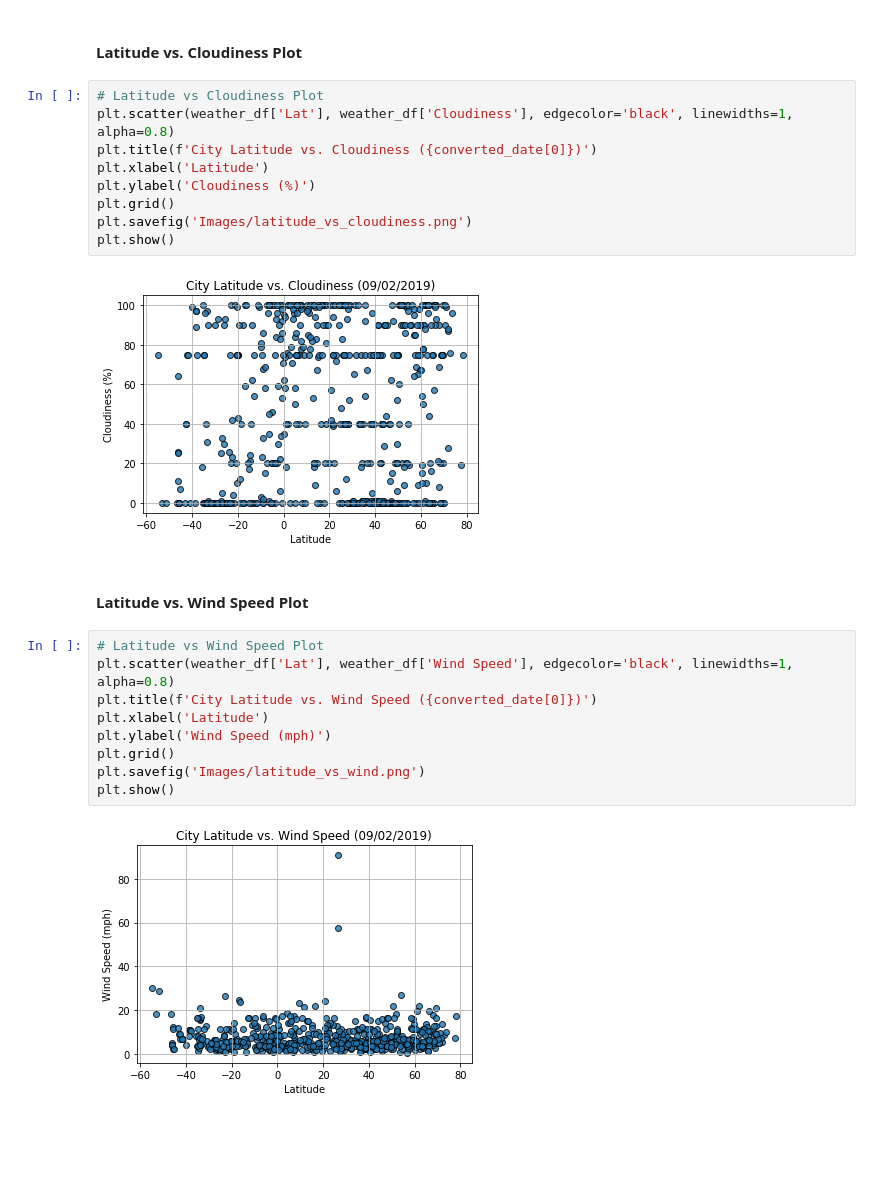
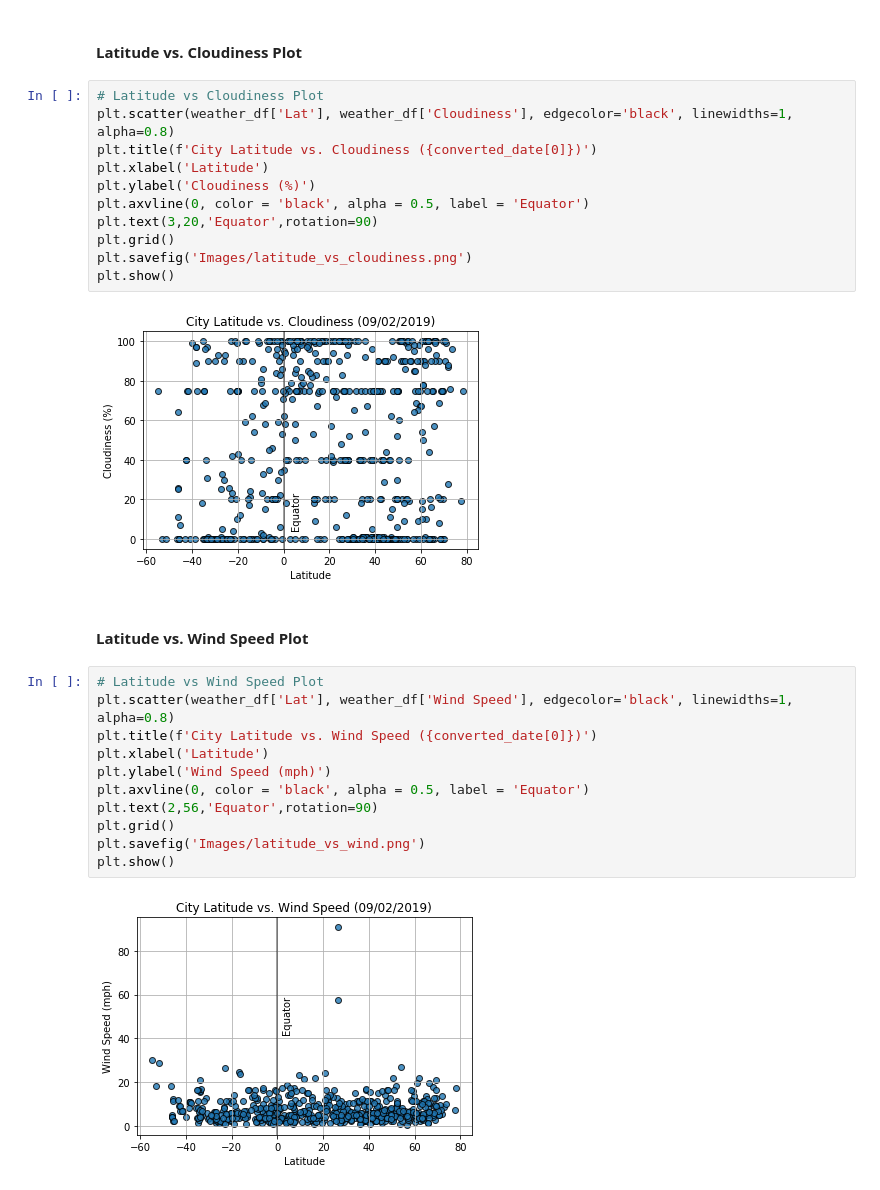
Before and after one commit to AmairanyG/API-Homework-06, a Jupyter notebook: WeatherPy.ipynb, the cells around one changed output. Saved outputs shown, nothing was run; the diff lists cells and outputs as text; blank space fills up the shorter version.

```diff
--- a/WeatherPy.ipynb
+++ b/WeatherPy.ipynb
@@ -279,21 +280,25 @@ plt.scatter(weather_df['Lat'], weather_df['Cloudiness'], edgecolor='black', line
 plt.title(f'City Latitude vs. Cloudiness ({converted_date[0]})')
 plt.xlabel('Latitude')
 plt.ylabel('Cloudiness (%)')
+plt.axvline(0, color = 'black', alpha = 0.5, label = 'Equator')
+plt.text(3,20,'Equator',rotation=90)
 plt.grid()
 plt.savefig('Images/latitude_vs_cloudiness.png')
 plt.show()
 # %% [output]
-[figure, old version]
+[figure, new version]
 # %% [markdown]
 #### Latitude vs. Wind Speed Plot
 # %%
 # Latitude vs Wind Speed Plot
 plt.scatter(weather_df['Lat'], weather_df['Wind Speed'], edgecolor='black', linewidths=1, alpha=0.8)
 plt.title(f'City Latitude vs. Wind Speed ({converted_date[0]})')
 plt.xlabel('Latitude')
 plt.ylabel('Wind Speed (mph)')
+plt.axvline(0, color = 'black', alpha = 0.5, label = 'Equator')
+plt.text(2,56,'Equator',rotation=90)
 plt.grid()
 plt.savefig('Images/latitude_vs_wind.png')
 plt.show()
 # %% [output]
-[figure, old version]
+[figure, new version]
```
Also changed, not shown: parts of 4 cells of this notebook, 4 other files.
